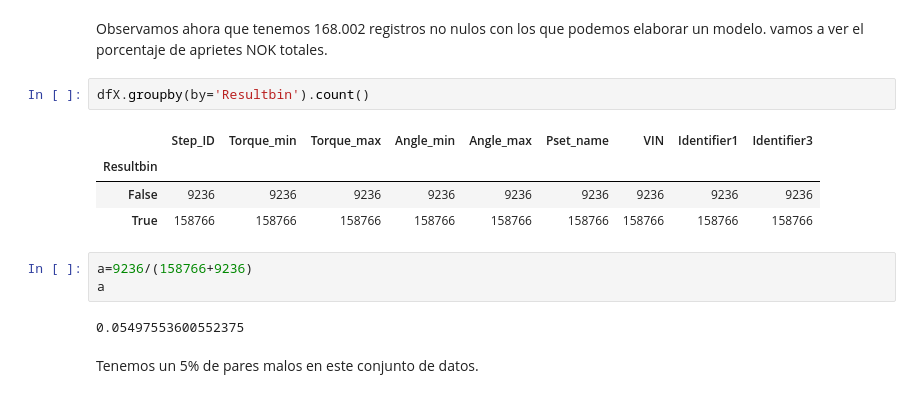
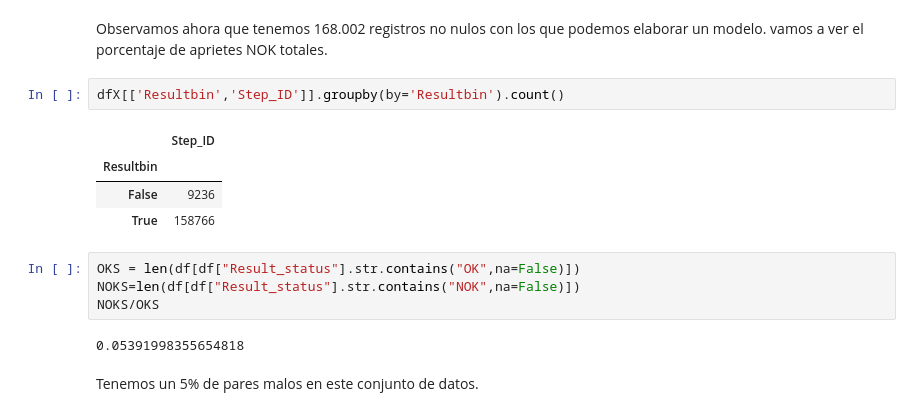
Before and after one commit to guillermodean/TTM_pamplona_NN, a Jupyter notebook: TTM-CNN.ipynb, the cells around one changed output. Saved outputs shown, nothing was run; the diff lists cells and outputs as text.

```diff
--- a/TTM-CNN.ipynb
+++ b/TTM-CNN.ipynb
@@ -195,16 +210,17 @@ memory usage: 13.0+ MB
 # %% [markdown]
 Observamos ahora que tenemos 168.002 registros no nulos con los que podemos elaborar un modelo. vamos a ver el porcentaje de aprietes NOK totales.
 # %%
-dfX.groupby(by='Resultbin').count()
+dfX[['Resultbin','Step_ID']].groupby(by='Resultbin').count()
 # %% [output]
-|  | Step_ID | Torque_min | Torque_max | Angle_min | Angle_max | Pset_name | VIN | Identifier1 | Identifier3 |
-| Resultbin |  |  |  |  |  |  |  |  |  |
-| False | 9236 | 9236 | 9236 | 9236 | 9236 | 9236 | 9236 | 9236 | 9236 |
-| True | 158766 | 158766 | 158766 | 158766 | 158766 | 158766 | 158766 | 158766 | 158766 |
+|  | Step_ID |
+| Resultbin |  |
+| False | 9236 |
+| True | 158766 |
-# %%
-a=9236/(158766+9236)
-a
-# %% [output]
-0.05497553600552375
+# %%
+OKS = len(df[df["Result_status"].str.contains("OK",na=False)])
+NOKS=len(df[df["Result_status"].str.contains("NOK",na=False)])
+NOKS/OKS
+# %% [output]
+0.05391998355654818
 # %% [markdown]
 Tenemos un 5% de pares malos en este conjunto de datos.
```
Also changed, not shown: parts of 8 cells of this notebook.
